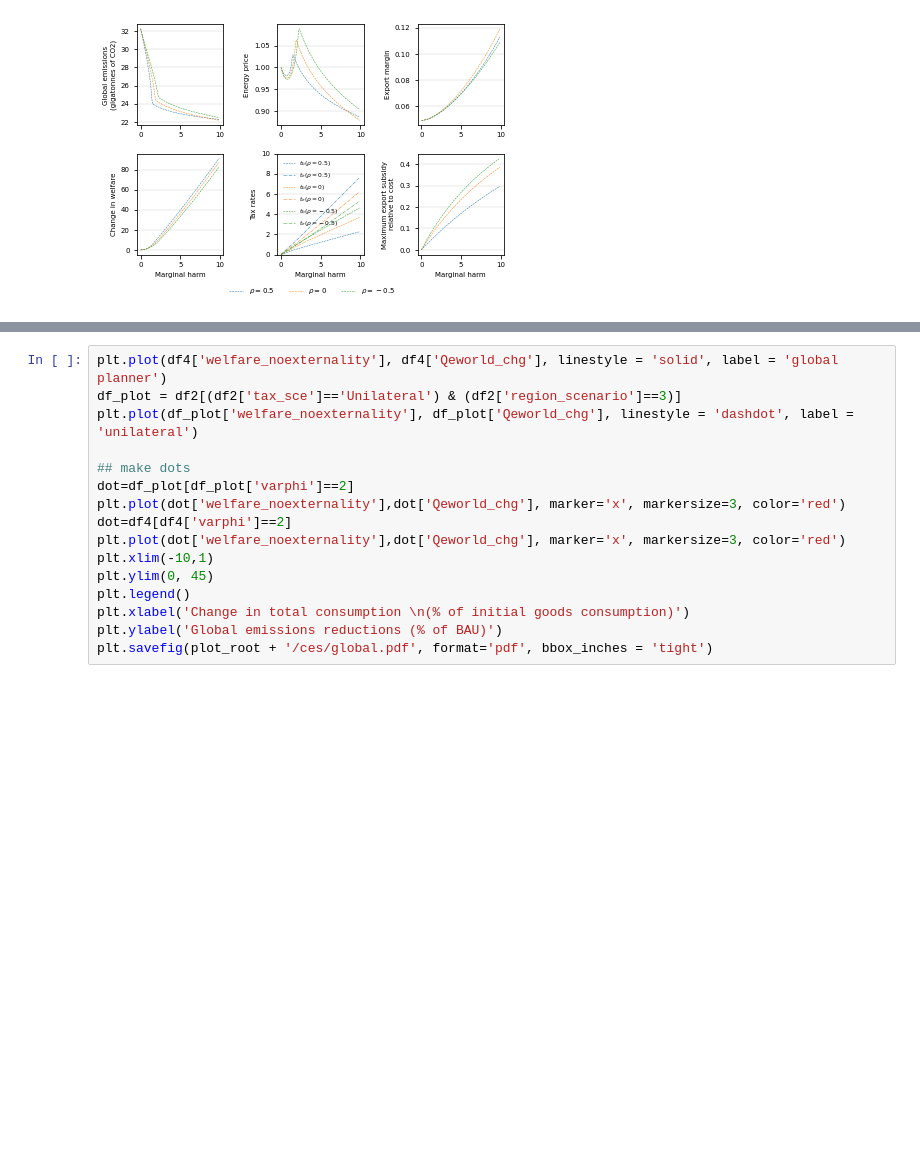
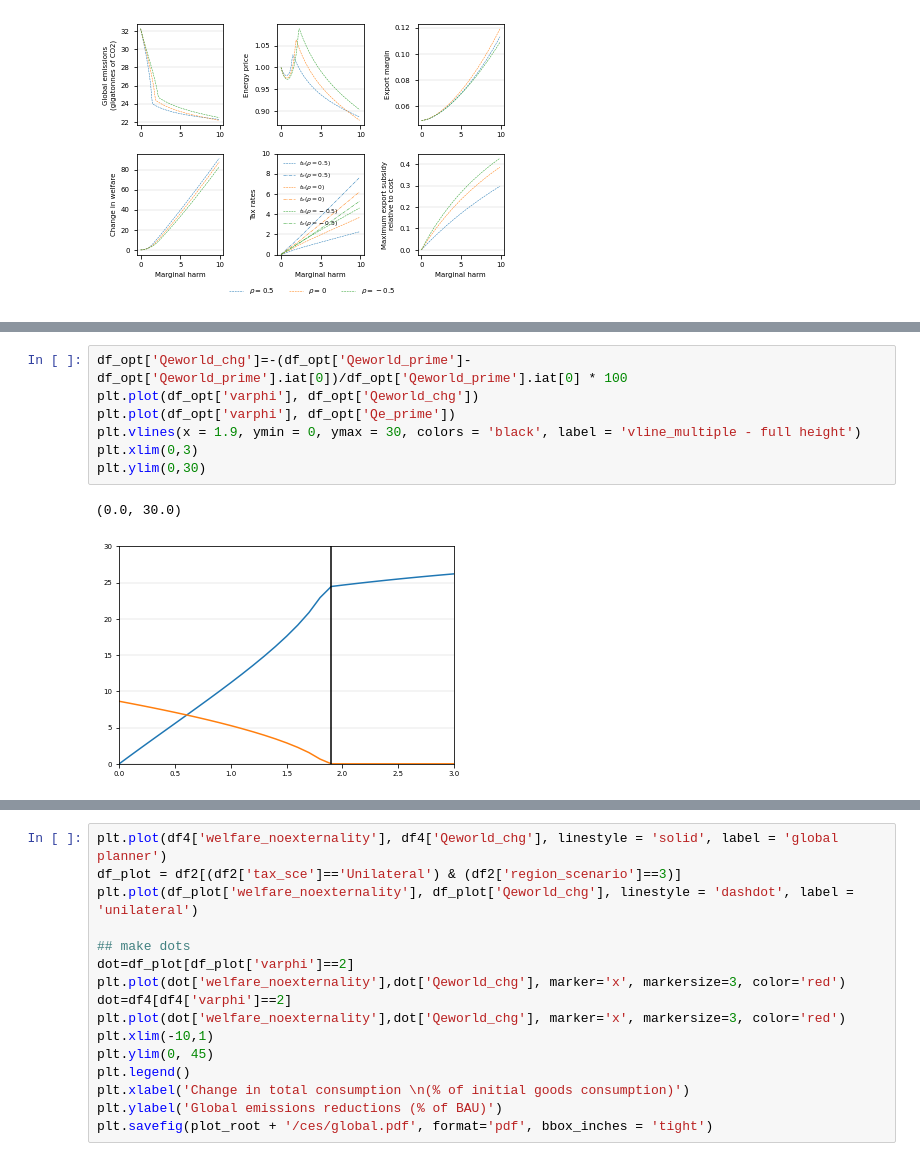
Before and after one commit to VoliCrank/Optimal-Unilateral-Carbon-Policy, a Jupyter notebook: Data/codes/plots_ces.ipynb, the cells around one changed output, grey strips where cells are left out. Drawn from its saved outputs; the diff is of its cells as text; blank space fills up the shorter version.

```diff
--- a/Data/codes/plots_ces.ipynb
+++ b/Data/codes/plots_ces.ipynb
@@ -255,0 +243,10 @@ Name: Qeworld_chg, Length: 100, dtype: float64
+# %%
+df_opt['Qeworld_chg']=-(df_opt['Qeworld_prime']-df_opt['Qeworld_prime'].iat[0])/df_opt['Qeworld_prime'].iat[0] * 100
+plt.plot(df_opt['varphi'], df_opt['Qeworld_chg'])
+plt.plot(df_opt['varphi'], df_opt['Qe_prime'])
+plt.vlines(x = 1.9, ymin = 0, ymax = 30, colors = 'black', label = 'vline_multiple - full height')
+plt.xlim(0,3)
+plt.ylim(0,30)
+# %% [output]
+(0.0, 30.0)
+[figure, added]
```
Also changed, not shown: parts of 11 cells of this notebook, 16 other files.
